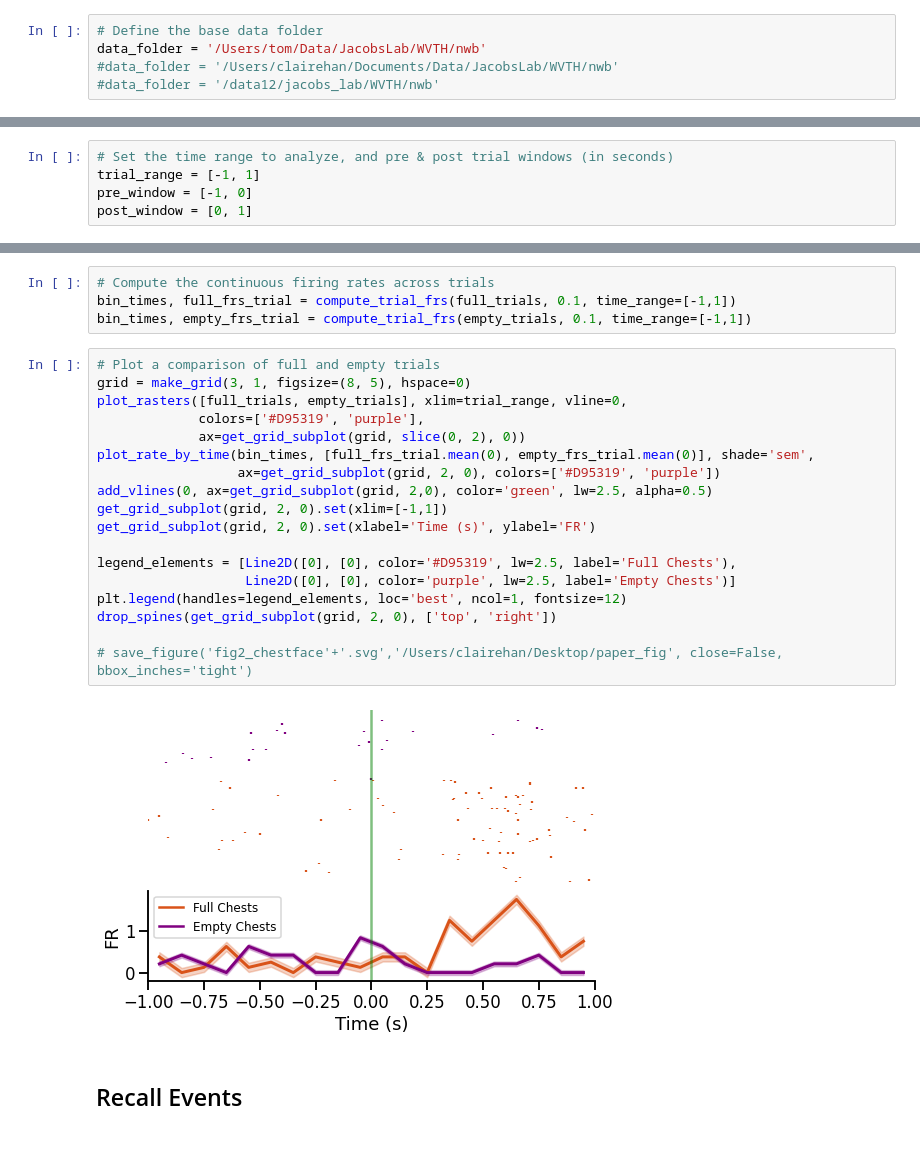
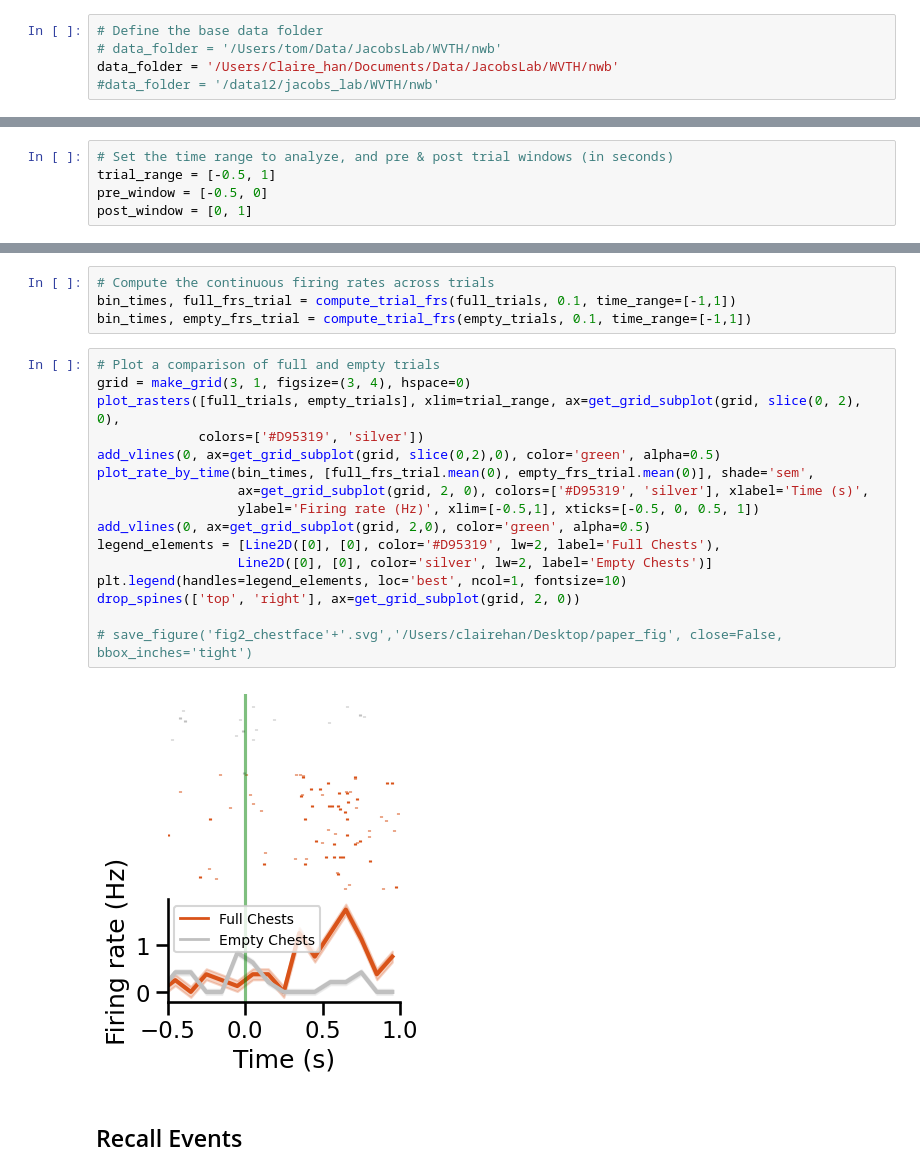
Before and after one commit to HSUPipeline/AnalyzeTH, a Jupyter notebook: notebooks_th/01-StimulusFiring.ipynb, the cells around one changed output, grey strips where cells are left out. Saved outputs shown, nothing was run; the diff lists cells and outputs as text; blank space fills up the shorter version.

Commit message:
main figure cleanup

```diff
--- a/notebooks_th/01-StimulusFiring.ipynb
+++ b/notebooks_th/01-StimulusFiring.ipynb
@@ -39,8 +39,8 @@ sns.set_context('talk')
 ## Settings
 # %%
 # Define the base data folder
-data_folder = '/Users/tom/Data/JacobsLab/WVTH/nwb'
-#data_folder = '/Users/clairehan/Documents/Data/JacobsLab/WVTH/nwb'
+# data_folder = '/Users/tom/Data/JacobsLab/WVTH/nwb'
+data_folder = '/Users/Claire_han/Documents/Data/JacobsLab/WVTH/nwb'
 #data_folder = '/data12/jacobs_lab/WVTH/nwb'
 # %%
 # Define session information
@@ -54,8 +54,8 @@ session = {
 uind = 60
 # %%
 # Set the time range to analyze, and pre & post trial windows (in seconds)
-trial_range = [-1, 1]
-pre_window = [-1, 0]
+trial_range = [-0.5, 1]
+pre_window = [-0.5, 0]
 post_window = [0, 1]
 # %% [markdown]
 ## Load Data
@@ -126,24 +126,22 @@ bin_times, full_frs_trial = compute_trial_frs(full_trials, 0.1, time_range=[-1,1
 bin_times, empty_frs_trial = compute_trial_frs(empty_trials, 0.1, time_range=[-1,1])
 # %%
 # Plot a comparison of full and empty trials
-grid = make_grid(3, 1, figsize=(8, 5), hspace=0)
-plot_rasters([full_trials, empty_trials], xlim=trial_range, vline=0,
-             colors=['#D95319', 'purple'],
-             ax=get_grid_subplot(grid, slice(0, 2), 0))
+grid = make_grid(3, 1, figsize=(3, 4), hspace=0)
+plot_rasters([full_trials, empty_trials], xlim=trial_range, ax=get_grid_subplot(grid, slice(0, 2), 0),
+             colors=['#D95319', 'silver'])
+add_vlines(0, ax=get_grid_subplot(grid, slice(0,2),0), color='green', alpha=0.5)
 plot_rate_by_time(bin_times, [full_frs_trial.mean(0), empty_frs_trial.mean(0)], shade='sem',
-                  ax=get_grid_subplot(grid, 2, 0), colors=['#D95319', 'purple'])
-add_vlines(0, ax=get_grid_subplot(grid, 2,0), color='green', lw=2.5, alpha=0.5)
-get_grid_subplot(grid, 2, 0).set(xlim=[-1,1])
-get_grid_subplot(grid, 2, 0).set(xlabel='Time (s)', ylabel='FR')
-
-legend_elements = [Line2D([0], [0], color='#D95319', lw=2.5, label='Full Chests'),
-                   Line2D([0], [0], color='purple', lw=2.5, label='Empty Chests')]
-plt.legend(handles=legend_elements, loc='best', ncol=1, fontsize=12)
-drop_spines(get_grid_subplot(grid, 2, 0), ['top', 'right'])
+                  ax=get_grid_subplot(grid, 2, 0), colors=['#D95319', 'silver'], xlabel='Time (s)',
+                  ylabel='Firing rate (Hz)', xlim=[-0.5,1], xticks=[-0.5, 0, 0.5, 1])
+add_vlines(0, ax=get_grid_subplot(grid, 2,0), color='green', alpha=0.5)
+legend_elements = [Line2D([0], [0], color='#D95319', lw=2, label='Full Chests'),
+                  Line2D([0], [0], color='silver', lw=2, label='Empty Chests')]
+plt.legend(handles=legend_elements, loc='best', ncol=1, fontsize=10)
+drop_spines(['top', 'right'], ax=get_grid_subplot(grid, 2, 0))
 
 # save_figure('fig2_chestface'+'.svg','/Users/clairehan/Desktop/paper_fig', close=False, bbox_inches='tight')
 # %% [output]
-[figure, old version]
+[figure, new version]
 # %% [markdown]
 ## Recall Events
 # %%
```
Also changed, not shown: 1 other file.
